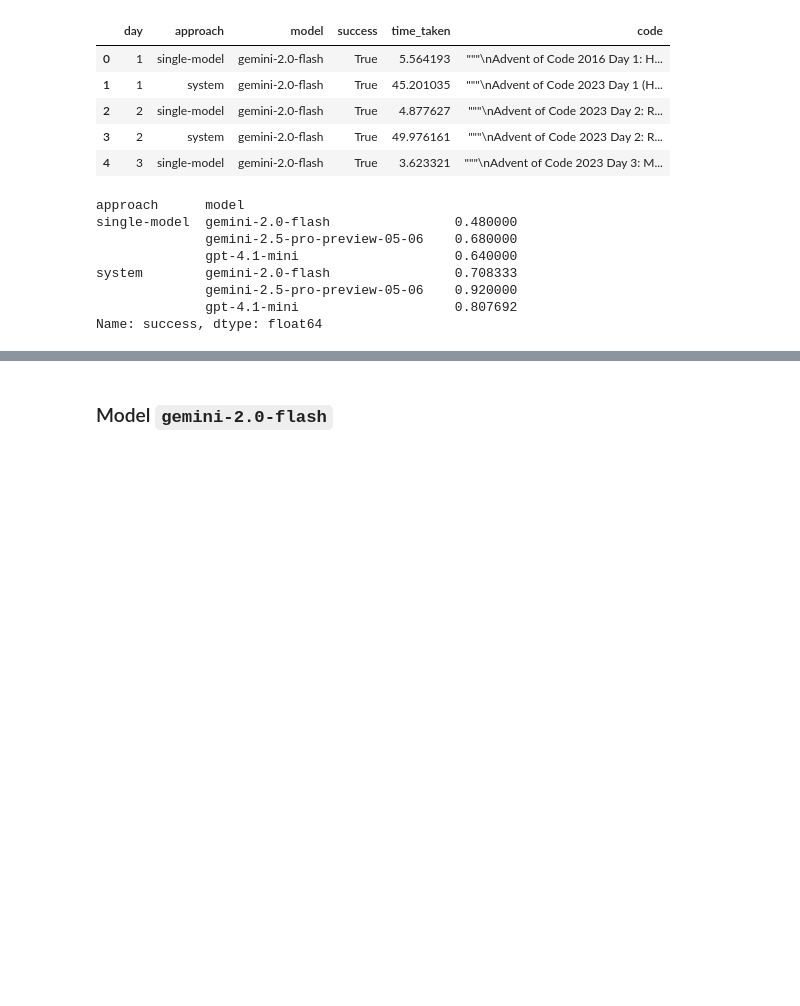
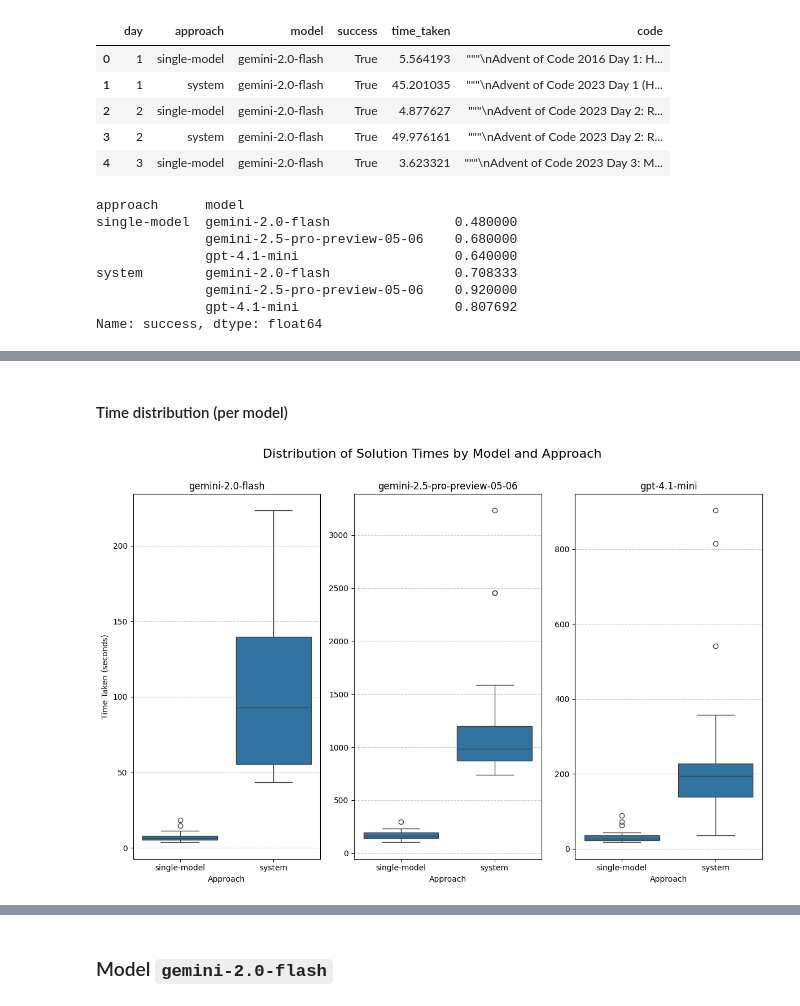
Before and after one commit to twanh/thesis-advent-of-agents, a Jupyter notebook: experiments/base_line.ipynb, the cells around one changed output, grey strips where cells are left out. Cells and saved outputs as stored; diff of their text form; code cells hidden in the pictures; blank space fills up the shorter version.

```diff
--- a/experiments/base_line.ipynb
+++ b/experiments/base_line.ipynb
@@ -779,0 +850,26 @@ Name: success, dtype: float64
+# %% [markdown]
+#### Time distribution (per model)
+# %%
+# Create boxplots for each model
+plt.figure(figsize=(12, 8))
+for i, model_name in enumerate(df_filtered['model'].unique()):
+    plt.subplot(1, len(df_filtered['model'].unique()), i+1)
+
+    model_data = df_filtered[df_filtered['model'] == model_name]
+    sns.boxplot(x='approach', y='time_taken', data=model_data)
+    plt.title(f'{model_name}')
+
+    if i == 0:  # Only add y-label to the first subplot
+        plt.ylabel('Time Taken (seconds)')
+    else:
+        plt.ylabel('')
+
+    plt.xlabel('Approach')
+    plt.grid(axis='y', linestyle='--', alpha=0.7)
+
+plt.suptitle('Distribution of Solution Times by Model and Approach', fontsize=16)
+plt.tight_layout()
+plt.subplots_adjust(top=0.88)
+plt.show()
+# %% [output]
+[figure, added]
```
Also changed, not shown: parts of 10 cells of this notebook.
